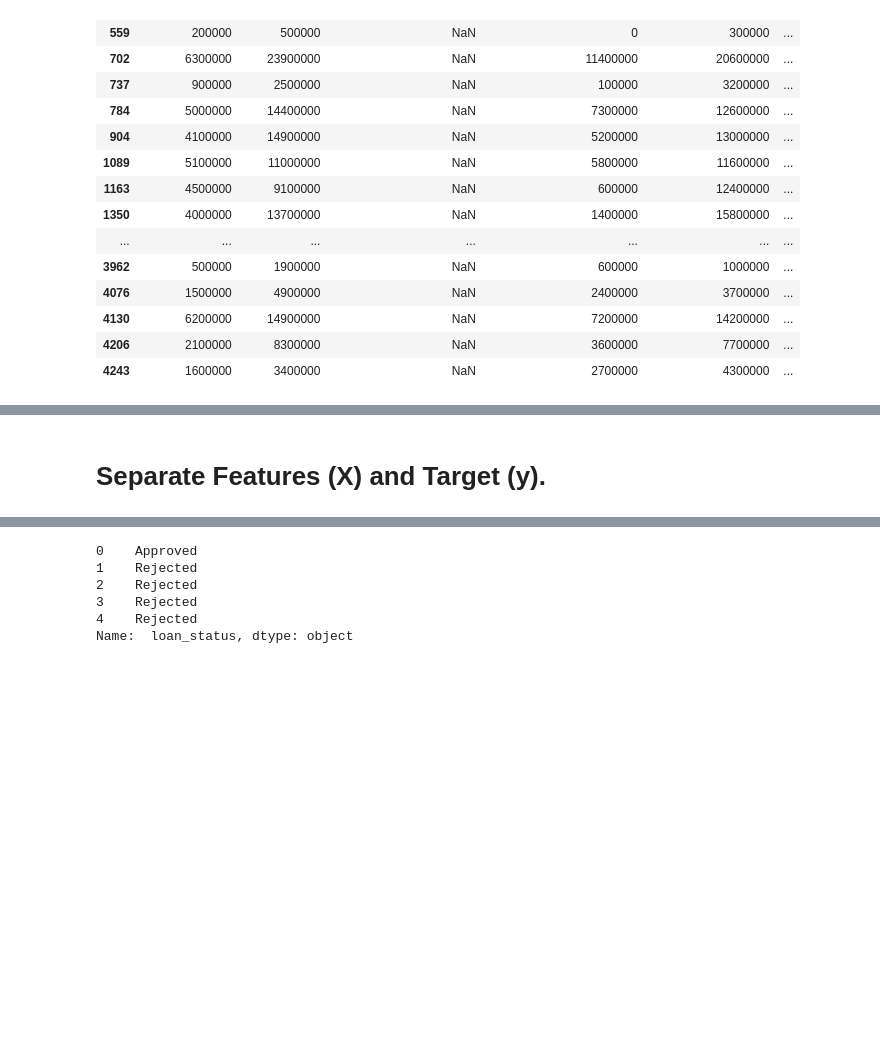
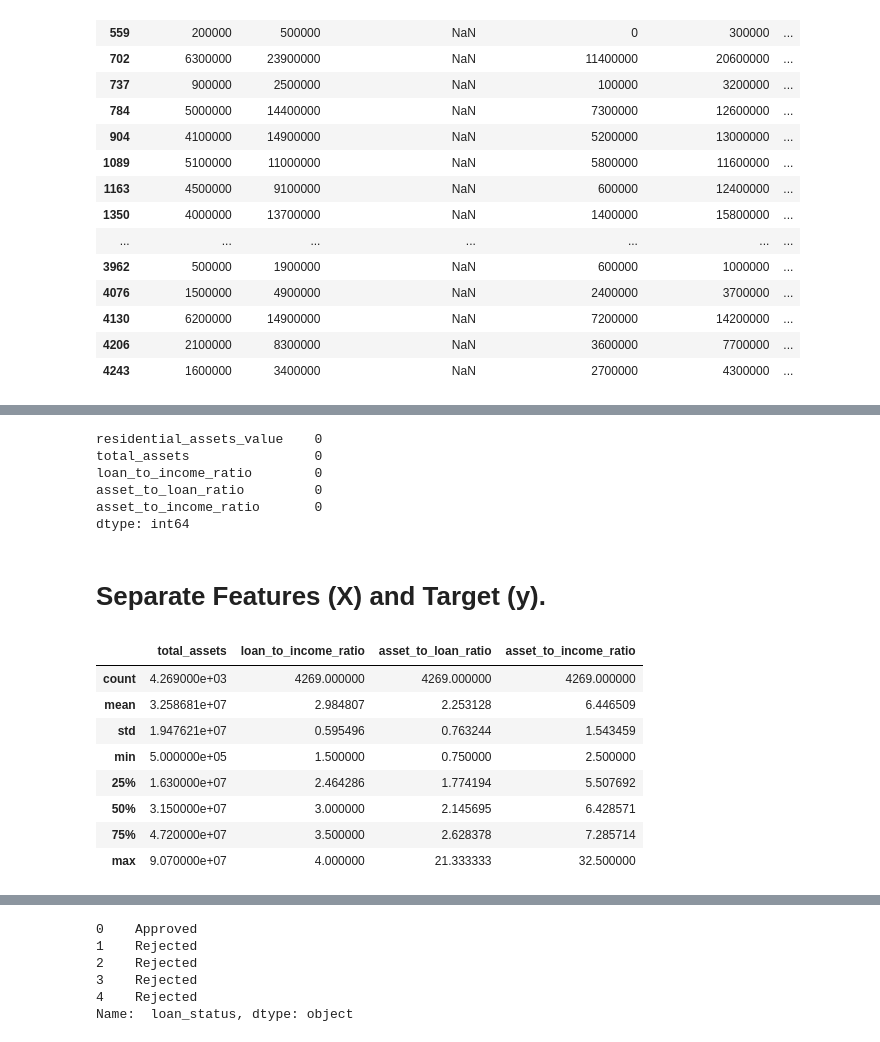
Before and after one commit to GANESHJAGANNATHTELASANG/CreditWise_AI_Pro_ml_model, a Jupyter notebook: notebooks/02_Preprocessing.ipynb, the cells around one changed output, grey strips where cells are left out. Drawn from its saved outputs; the diff is of its cells as text; code cells hidden in the pictures; blank space fills up the shorter version.

```diff
--- a/notebooks/02_Preprocessing.ipynb
+++ b/notebooks/02_Preprocessing.ipynb
@@ -410,3 +455,20 @@ df[" residential_assets_value"] = df[" residential_assets_value"].fillna(
+# %%
+df[
+    [
+        " residential_assets_value",
+        " total_assets",
+        " loan_to_income_ratio",
+        " asset_to_loan_ratio",
+        " asset_to_income_ratio"
+    ]
+].isnull().sum()
+# %% [output]
+residential_assets_value    0
+total_assets                0
+loan_to_income_ratio        0
+asset_to_loan_ratio         0
+asset_to_income_ratio       0
+dtype: int64
 # %% [markdown]
 # Separate Features (X) and Target (y).
 # %%
@@ -414,4 +476,21 @@ X = df.drop(" loan_status", axis=1)
 y = df[" loan_status"]
+# %%
+X[[
+    "total_assets",
+    "loan_to_income_ratio",
+    "asset_to_loan_ratio",
+    "asset_to_income_ratio"
+]].describe()
+# %% [output]
+|  | total_assets | loan_to_income_ratio | asset_to_loan_ratio | asset_to_income_ratio |
+| count | 4.269000e+03 | 4269.000000 | 4269.000000 | 4269.000000 |
+| mean | 3.258681e+07 | 2.984807 | 2.253128 | 6.446509 |
+| std | 1.947621e+07 | 0.595496 | 0.763244 | 1.543459 |
+| min | 5.000000e+05 | 1.500000 | 0.750000 | 2.500000 |
+| 25% | 1.630000e+07 | 2.464286 | 1.774194 | 5.507692 |
+| 50% | 3.150000e+07 | 3.000000 | 2.145695 | 6.428571 |
+| 75% | 4.720000e+07 | 3.500000 | 2.628378 | 7.285714 |
+| max | 9.070000e+07 | 4.000000 | 21.333333 | 32.500000 |
 # %%
 X.head()
 # %% [output]
```
Also changed, not shown: parts of 27 cells of this notebook.
